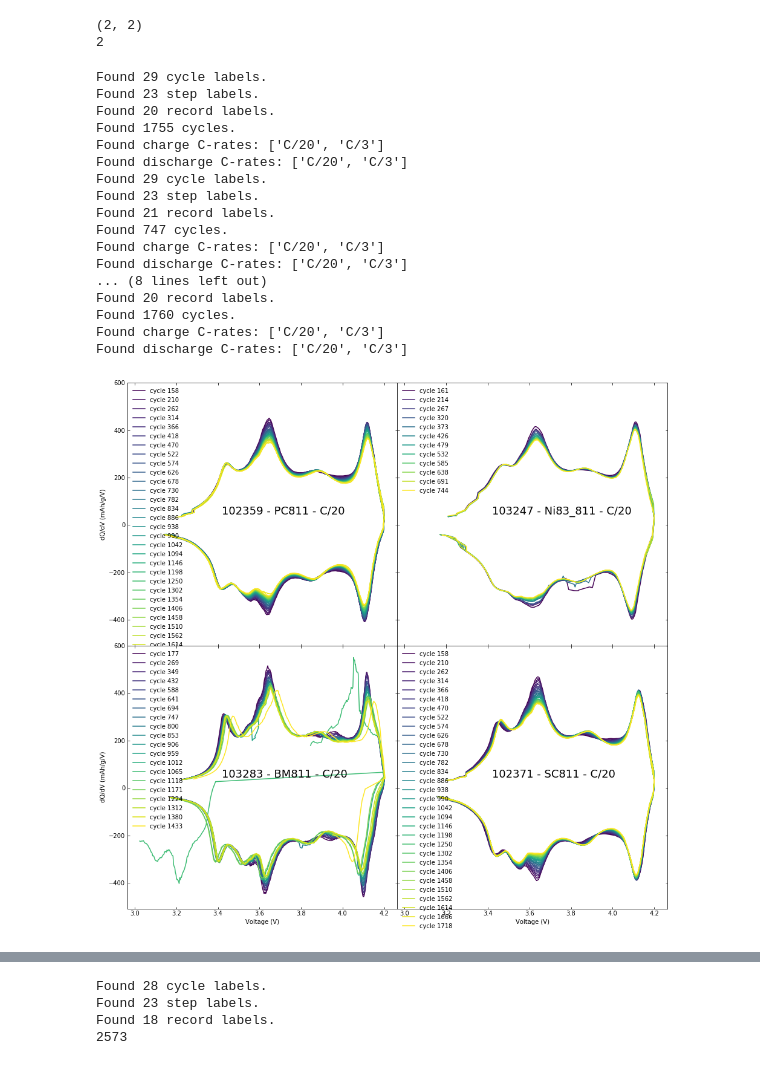
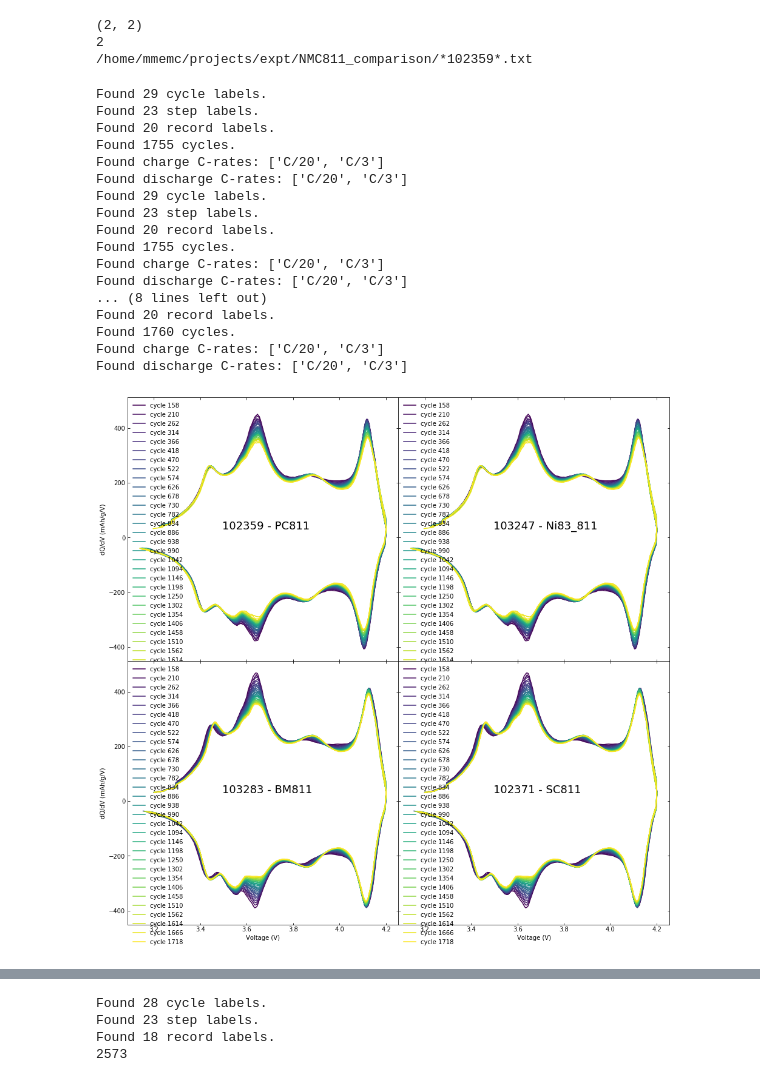
Before and after one commit to mmemcormier/cell-explorer, a Jupyter notebook: cycle_selector.ipynb, the cells around one changed output, grey strips where cells are left out. Saved outputs shown, nothing was run; the diff lists cells and outputs as text; code cells hidden in the pictures.

```diff
--- a/cycle_selector.ipynb
+++ b/cycle_selector.ipynb
@@ -6,7 +7,7 @@ from glob import glob
 from reader import ParseNeware
 import matplotlib.pyplot as plt
 # %%
-path = '/home/mmemc/projects/expt/NMC811_comparison'
+p = Path('/home/mmemc/projects/expt/NMC811_comparison')
 #cell_ids = np.array([[103240],
 #                     [103714]])
 cell_ids = np.array([[102359, 103247],
@@ -16,9 +17,12 @@ cell_labels = np.array([['102359 - PC811', '103247 - Ni83_811'],
 dims = np.shape(cell_ids)
 print(dims)
 print(len(dims))
+tmppath = p / '*{}*.txt'.format(cell_ids[0,0])
+print(tmppath.absolute())
 # %% [output]
 (2, 2)
 2
+/home/mmemc/projects/expt/NMC811_comparison/*102359*.txt
 # %%
 fig, axs = plt.subplots(nrows=dims[0], ncols=dims[1], sharex=True, sharey=True,
                         figsize=(8*dims[1], 8*dims[0]),
@@ -29,7 +33,11 @@ fig, axs = plt.subplots(nrows=dims[0], ncols=dims[1], sharex=True, sharey=True,
 
 for i in range(dims[0]):
     for j in range(dims[1]):
-        fname = glob('{}/*{}*.txt'.format(path, cell_ids[i,j]))[0]
+        fpath = p / '*{}*.txt'.format(cell_ids[i,i])
+        pstr = fpath.absolute().as_posix()
+        fname = glob(pstr)[0]
+        #fname = glob(p / '*{}*.txt'.format(cell_ids[i,j]))[0]
+        #fname = glob('{}/*{}*.txt'.format(path, cell_ids[i,j]))[0]
         nd = ParseNeware(fname)
 
         ncyc = nd.get_ncyc()
@@ -37,7 +45,8 @@ for i in range(dims[0]):
         selected_cycs = nd.select_by_rate('C/20', cyctype='cycle')
         cycnums = selected_cycs[3:]
         colors = plt.get_cmap('viridis')(np.linspace(0,1,len(cycnums)))
-        with pd.ExcelWriter('{0}/{1}_dQdV-voltage.xlsx'.format(path, cell_ids[i,j])) as writer:
+        with pd.ExcelWriter(p / '{0}_dQdV-voltage.xlsx'.format(cell_ids[i,j])) as writer:
+        #with pd.ExcelWriter('{0}/{1}_dQdV-voltage.xlsx'.format(path, cell_ids[i,j])) as writer:
             for n in range(len(cycnums)):
                 # Voltage curves
                 #cap, volt = nd.get_vcurve(cycnum=cycnums[n], cyctype='cycle')
@@ -56,37 +65,38 @@ for i in range(dims[0]):
         # Figure params for voltage curves
         #axs[-1,j].set_xlabel('Specific Capacity ({})'.format(nd.recunits['Capacity_Density']))
         #axs[i,0].set_ylabel('Voltage (V)')
 
         # Figure params for dQ/dV
         axs[-1,j].set_xlabel('Voltage (V)')
         axs[i,0].set_ylabel('dQ/dV (mAh/g/V)')
         #axs[i].set_ylim(-600, 599)
         #axs[i].set_xlim(4.0, 4.2)
 
 
         axs[i,j].annotate('{}'.format(cell_labels[i,j]), xy=(0.35, 0.5), xycoords='axes fraction', fontsize=18)
         axs[i,j].legend(frameon=False)
         axs[i,j].tick_params(direction='in', top=True, right=True)
-plt.savefig('{}/dQdV_comparison_SC811-PC811-Ni83_811-BM811_Cover20.jpg'.format(path), bbox_inches='tight')
+plt.savefig(p / 'dQdV_comparison_SC811-PC811-Ni83_811-BM811_Cover20.jpg'.format(path), bbox_inches='tight')
+#plt.savefig('{}/dQdV_comparison_SC811-PC811-Ni83_811-BM811_Cover20.jpg'.format(path), bbox_inches='tight')
 # %% [output]
 Found 29 cycle labels.
 Found 23 step labels.
 Found 20 record labels.
 Found 1755 cycles.
 Found charge C-rates: ['C/20', 'C/3']
 Found discharge C-rates: ['C/20', 'C/3']
 Found 29 cycle labels.
 Found 23 step labels.
-Found 21 record labels.
-Found 747 cycles.
+Found 20 record labels.
+Found 1755 cycles.
 Found charge C-rates: ['C/20', 'C/3']
 Found discharge C-rates: ['C/20', 'C/3']
 ... (8 lines left out)
 Found 20 record labels.
 Found 1760 cycles.
 Found charge C-rates: ['C/20', 'C/3']
 Found discharge C-rates: ['C/20', 'C/3']
-[figure, old version]
+[figure, new version]
 # %%
 fig, axs = plt.subplots(nrows=4, ncols=1, sharex=True,
                         figsize=(6, 18),
```
Also changed, not shown: parts of 2 cells of this notebook, 1 other file.
